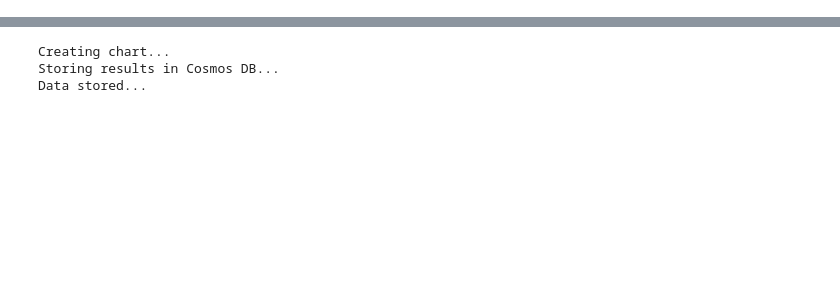
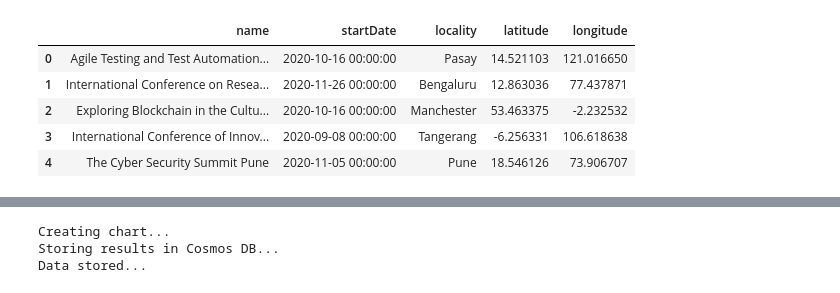
Before and after one commit to epcarraway/capstone, a Jupyter notebook: notebooks/processing.ipynb, the cells around one changed output, grey strips where cells are left out. Drawn from its saved outputs; the diff is of its cells as text; code cells hidden in the pictures; blank space fills up the shorter version.

```diff
--- a/notebooks/processing.ipynb
+++ b/notebooks/processing.ipynb
@@ -316,5 +218,0 @@ pickle.dump(df_both, open("df_both.p", "wb"))
-# %%
-file = open("df_both.p", 'rb')
-df_both = pickle.load(file)
-file.close()
-df_both.head()
@@ -328,0 +222,87 @@ df_both.head()
+# %%
+# Deduplicate results
+df_both.sort_values(by=['dtg'], ascending=False, inplace=True)
+df_both.drop_duplicates(subset=['name', 'scriptname', 'latitude', 'longitude', 'startDate'], inplace=True)
+df_both.drop_duplicates(subset=['contourURL'], inplace=True)
+print(str(len(df_both)) + ' records in merged DataFrame')
+for i1 in range(2):
+    # Extract and index match columns
+    df1 = df_both[['contourURL', 'name', 'startDate', 'country', 'latitude', 'longitude']].set_index(['startDate', 'country']).copy()
+    df2 = df_both[['contourURL', 'name', 'startDate', 'country', 'latitude', 'longitude']].set_index(['startDate', 'country']).copy()
+    df2.columns = ['contourURL2', 'name2', 'latitude2', 'longitude2']
+    # Join and find distance / date / country matches
+    dfj1 = df1.join(df2)
+    dfj1 = dfj1[dfj1['contourURL'] != dfj1['contourURL2']]
+    dfj1 = dfj1[((dfj1['latitude'] - dfj1['latitude2'])**2 +
+                (dfj1['longitude'] - dfj1['longitude2'])**2)**0.5 < 0.01].copy()
+    # Filter possible matches by string similarity
+    dfj1['diff'] = dfj1.apply(diff_ratio, axis=1)
+    dfj1a = dfj1[dfj1['diff'] >= .9].copy()
+    # Join and find distance / date / country matches
+    dfj1 = df1.join(df2)
+    dfj1 = dfj1[dfj1['contourURL'] != dfj1['contourURL2']]
+    dfj1 = dfj1[((dfj1['latitude'] - dfj1['latitude2'])**2 +
+                (dfj1['longitude'] - dfj1['longitude2'])**2)**0.5 < 0.1].copy()
+    # Filter possible matches by string similarity
+    dfj1['diff'] = dfj1.apply(diff_ratio, axis=1)
+    dfj1b = dfj1[dfj1['diff'] >= .95].copy()
+    # Join and find distance / date / country matches
+    dfj1 = df1.join(df2)
+    dfj1 = dfj1[dfj1['contourURL'] != dfj1['contourURL2']]
+    dfj1 = dfj1[((dfj1['latitude'] - dfj1['latitude2'])**2 +
+                (dfj1['longitude'] - dfj1['longitude2'])**2)**0.5 < 0.2].copy()
+    # Filter possible matches by string similarity
+    dfj1['diff'] = dfj1.apply(diff_ratio, axis=1)
+    dfj1c = dfj1[dfj1['diff'] >= .999].copy()
+    dfj1 = pd.concat([dfj1a, dfj1b, dfj1c], ignore_index=True)
+    dfj1.drop_duplicates(['contourURL', 'contourURL2'], inplace=True)
+    # Build list of unique pairs
+    r1 = dfj1['contourURL'].tolist()
+    r2 = dfj1['contourURL2'].tolist()
+    s1 = []
+    s2 = []
+    for i, j in zip(r1, r2):
+        if j not in s1 and i not in s2:
+            s1 += [i]
+            s2 += [j]
+    print(str(len(s1)) + ' duplicates found...')
+    alldupes = list(set(s1 + s2))
+    print(str(len(alldupes)) + ' unique event URLs found in dupes...')
+    df_both_sub = df_both[df_both['contourURL'].isin(alldupes)].copy()
+    df_both_none = df_both[~df_both['contourURL'].isin(alldupes)].copy()
+    print(str(len(df_both_none)) + ' non-duped rows.')
+    print(str(len(df_both_sub)) + ' duped rows to merge.')
+    merged = []
+    tc = 0
+    # Iterate through match pairs and combine column values
+    for i, j in zip(s1, s2):
+        tc += 1
+        dfi = df_both_sub[df_both_sub['contourURL'] == i].head(1).copy()
+        dfj = df_both_sub[df_both_sub['contourURL'] == j].head(1).copy()
+        if len(dfi) > 0 and len(dfj) > 0:
+            if tc % 100 == 0:
+                print(tc, ' | ', dfi['name'].values[0], ' | ', dfj['name'].values[0])
+            if len(str(dfi['streetAddress'].values[0])) > len(str(dfj['streetAddress'].values[0])):
+                dfj['latitude'] = dfi['latitude'].values[0]
+                dfj['longitude'] = dfi['longitude'].values[0]
+            else:
+                dfi['latitude'] = dfj['latitude'].values[0]
+                dfi['longitude'] = dfj['longitude'].values[0]
+            dfi['category'] = '|'.join(filter(None, list(set(
+                dfi['category'].values[0].split('|') + dfj['category'].values[0].split('|')))))
+            dfj['category'] = dfi['category'].values[0]
+            for col in dfi.columns:
+                if len(str(dfi[col].values[0])) > len(str(dfj[col].values[0])):
+                    dfj[col] = dfi[col].values[0]
+                else:
+                    dfi[col] = dfj[col].values[0]
+            dfi['contourURL'] = i
+            dfj['contourURL'] = j
+            merged += [dfi.copy(), dfj.copy()]
+    df_both = pd.concat([df_both_none] + merged, ignore_index=True)
+    # Drop duplicate values
+    print(str(len(df_both)) + ' records before fuzzy aggregation')
+    df_both.drop_duplicates(subset="eventurl", inplace=True)
+    print(str(len(df_both)) + ' records after fuzzy aggregation')
+HTML(df_both[['name', 'startDate', 'locality', 'latitude', 'longitude']].head().to_html())
+# %% [output]
@@ -328,0 +329,6 @@ df_both.head()
+|  | name | startDate | locality | latitude | longitude |
+| 0 | Agile Testing and Test Automation... | 2020-10-16 00:00:00 | Pasay | 14.521103 | 121.016650 |
+| 1 | International Conference on Resea... | 2020-11-26 00:00:00 | Bengaluru | 12.863036 | 77.437871 |
+| 2 | Exploring Blockchain in the Cultu... | 2020-10-16 00:00:00 | Manchester | 53.463375 | -2.232532 |
+| 3 | International Conference of Innov... | 2020-09-08 00:00:00 | Tangerang | -6.256331 | 106.618638 |
+| 4 | The Cyber Security Summit Pune | 2020-11-05 00:00:00 | Pune | 18.546126 | 73.906707 |
```
Also changed, not shown: parts of 12 cells of this notebook, 5 other files.
